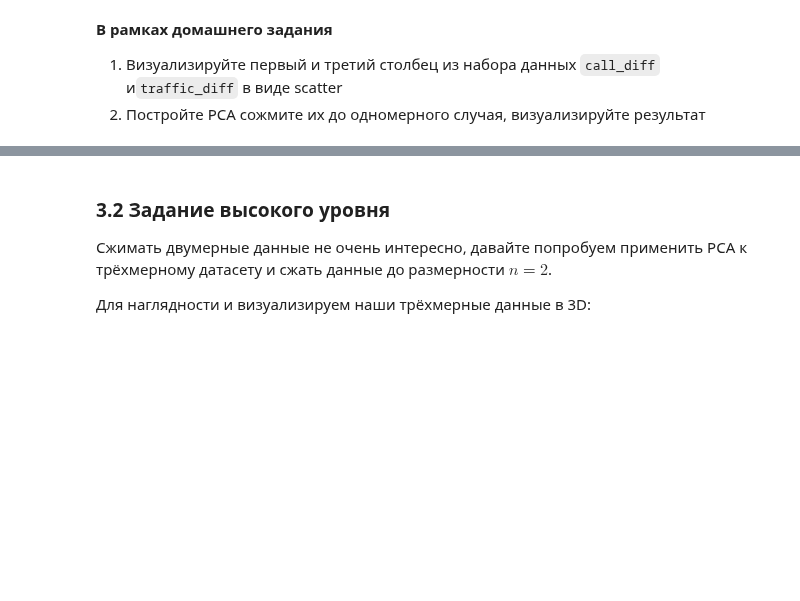
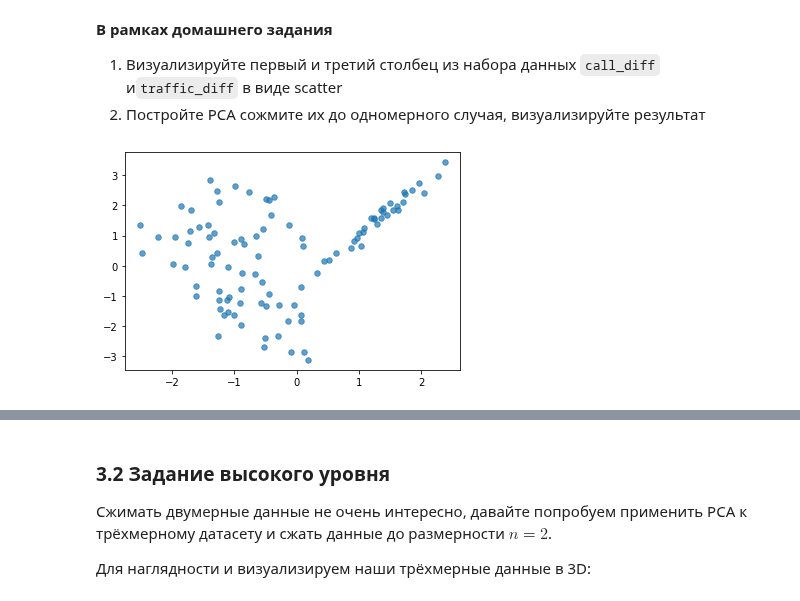
Before and after one commit to larinsi/DS0P, a Jupyter notebook: Machine_learning_Entry_level/08_ML_Additional_techniques_Pt1/jun_ml_dimension_reduction_hw_2_.ipynb, the cells around one changed output, grey strips where cells are left out. Drawn from its saved outputs; the diff is of its cells as text; code cells hidden in the pictures; blank space fills up the shorter version.

```diff
--- a/Machine_learning_Entry_level/08_ML_Additional_techniques_Pt1/jun_ml_dimension_reduction_hw_2_.ipynb
+++ b/Machine_learning_Entry_level/08_ML_Additional_techniques_Pt1/jun_ml_dimension_reduction_hw_2_.ipynb
@@ -48,0 +47,5 @@ df_source.head()
+# %%
+plt.scatter(df_source.call_diff, df_source.traffic_diff, s=30, alpha=0.7)
+plt.show()
+# %% [output]
+[figure, added]
```
Also changed, not shown: parts of 2 cells of this notebook.
